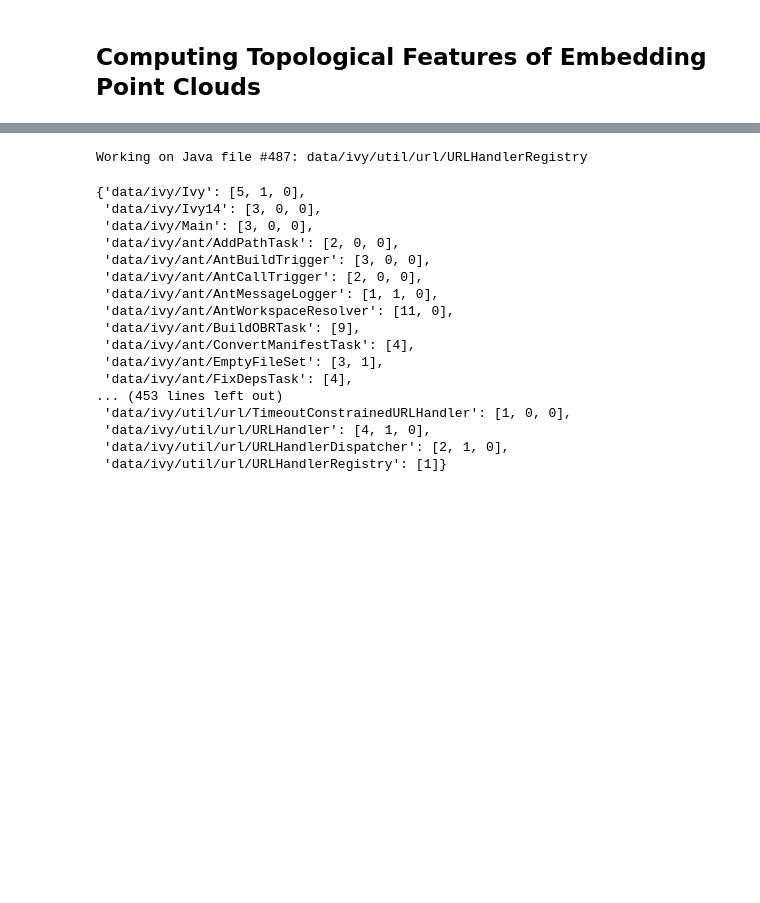
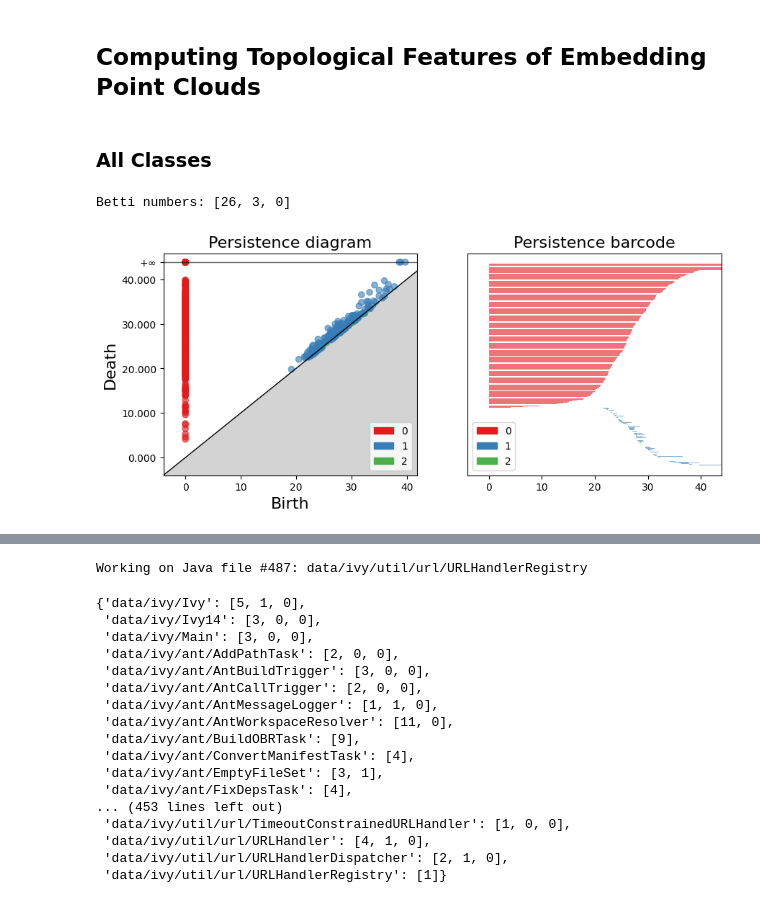
Before and after one commit to CynthiaTheGriffin/topology_project, a Jupyter notebook: AnalyticalEngineering2.ipynb, the cells around one changed output, grey strips where cells are left out. Drawn from its saved outputs; the diff is of its cells as text; code cells hidden in the pictures; blank space fills up the shorter version.

```diff
--- a/AnalyticalEngineering2.ipynb
+++ b/AnalyticalEngineering2.ipynb
@@ -56,9 +56,9 @@ def parse_json_filename(filename:str) -> tuple[str, list[tuple[str]]]:
     return last[2], identifiers
 
 
-def get_embedding_paths(sub_dirs:list[str] = ['data'],
-                        levels:list[str] = ['class', 'method', 'token'],
-                        id_nestings:list[tuple[str]] = []
+def get_embedding_paths(sub_dirs:Iterable[str] = ['data'],
+                        levels:Iterable[str] = ['class', 'method', 'token'],
+                        id_nestings:Iterable[tuple[str]] = []
                         ) -> tuple[list[str], list[str]]:
     '''
     Return file paths for JSON files created by CodeEmbeddingsGenerator.py.
@@ -100,13 +100,14 @@ def get_embedding_paths(sub_dirs:list[str] = ['data'],
     return embed_paths, embed_levels
 
 
-def paths_to_data(paths:Iterable[str]) -> dict:
+def paths_to_data(paths:Iterable[str], to_ndarray:bool = False) -> dict:
     '''
     Takes a list of directory paths to JSON files generated by CodeEmbeddingsGenerator.py,
     then loads the data and compiles them into a single dictionary.
 
     Args:
         paths: The list of directory paths to JSON files.
+        to_ndarray: If True, return each set of data as NumPy arrays; otherwise return as lists
 
     Returns:
         data: A dataset of embeddings, the associated identifier/token name,
@@ -120,4 +121,44 @@ def paths_to_data(paths:Iterable[str]) -> dict:
         data['names'].append(file[1]) # Identifier or token name
         data['spans'].append(file[2]) # Start and end indices in source code
         data['paths'].append(path) # Path to file
+
+    if to_ndarray:
+        # Turn lists into numpy arrays
+        for key in data.keys():
+            data[key] = np.array(data[key])
     return data
+# %%
+def plot_persistence(persist):
+    fig, ax = plt.subplots(ncols=2)
+    fig.set_figwidth(10)
+    fig.set_figheight(4)
+    gudhi.plot_persistence_diagram(persist, axes=ax[0])
+    gudhi.plot_persistence_barcode(persist, axes=ax[1])
+    return fig, ax
+
+def compute_betti_numbers(simp_tree, persist=None):
+    if persist is None:
+        persist = simp_tree.persistence()
+
+    if persist == [(0, (0.0, np.inf))]*len(persist):
+        # This occurs when max_edge_length is too low, and simplicial complex is all verticies and no edges
+        # Do not call betti_numbers(), lest the kernel crashes
+        return [len(persist)] # \beta_0 = number of embeddings
+    else:
+        return simp_tree.betti_numbers()
+# %% [markdown]
+### All Classes
+# %%
+paths, _ = get_embedding_paths(sub_dirs=['data/ivy'], levels=['class'])
+data = paths_to_data(paths)
+# %%
+# 2 minutes
+tree = gudhi.RipsComplex(points=data['embeds'], max_edge_length=40).create_simplex_tree(max_dimension=3)
+persist = tree.persistence()
+# %%
+print("Betti numbers:", compute_betti_numbers(tree, persist))
+plot_persistence(persist)
+plt.show()
+# %% [output]
+Betti numbers: [26, 3, 0]
+[figure, added]
```
Also changed, not shown: parts of 19 cells of this notebook.
